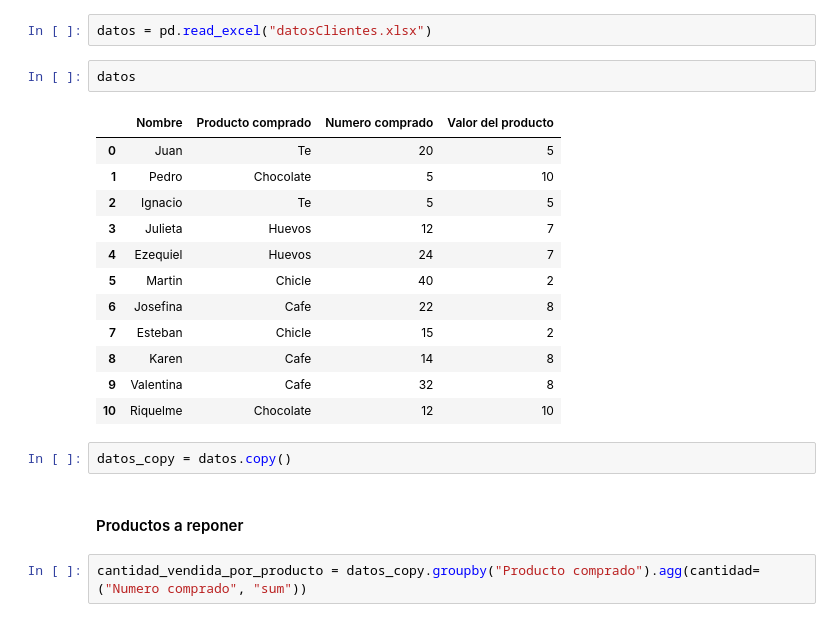
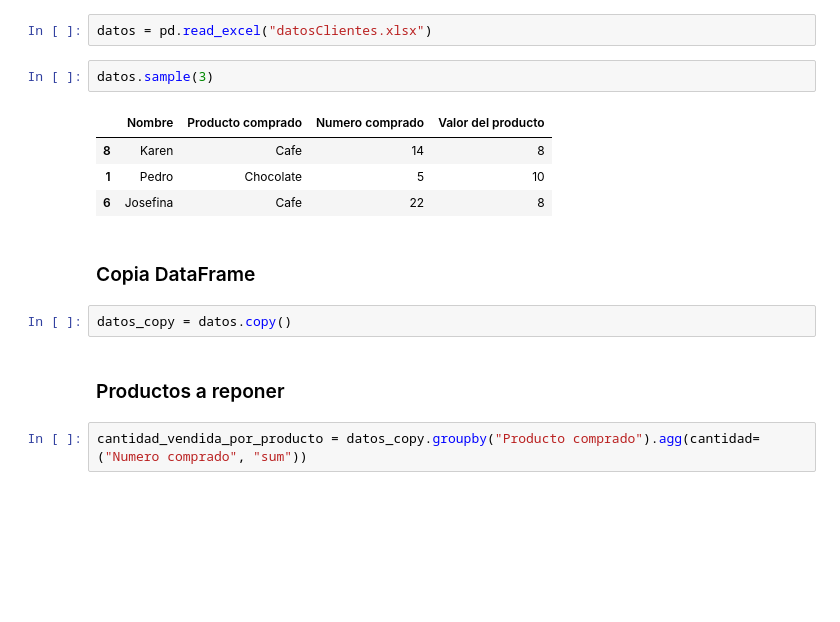
Before and after one commit to SebaB29/CursoDA_IEEE, a Jupyter notebook: EjerciciosClase1.ipynb, the cells around one changed output. Drawn from its saved outputs; the diff is of its cells as text; blank space fills up the shorter version.

```diff
--- a/EjerciciosClase1.ipynb
+++ b/EjerciciosClase1.ipynb
@@ -510,24 +483,18 @@ datosClientes.xlsx  100%[===================>]   5.01K  --.-KB/s    in 0s
 # %%
 datos = pd.read_excel("datosClientes.xlsx")
 # %%
-datos
+datos.sample(3)
 # %% [output]
 |  | Nombre | Producto comprado | Numero comprado | Valor del producto |
-| 0 | Juan | Te | 20 | 5 |
+| 8 | Karen | Cafe | 14 | 8 |
 | 1 | Pedro | Chocolate | 5 | 10 |
-| 2 | Ignacio | Te | 5 | 5 |
-| 3 | Julieta | Huevos | 12 | 7 |
-| 4 | Ezequiel | Huevos | 24 | 7 |
-| 5 | Martin | Chicle | 40 | 2 |
 | 6 | Josefina | Cafe | 22 | 8 |
-| 7 | Esteban | Chicle | 15 | 2 |
-| 8 | Karen | Cafe | 14 | 8 |
-| 9 | Valentina | Cafe | 32 | 8 |
-| 10 | Riquelme | Chocolate | 12 | 10 |
+# %% [markdown]
+### Copia DataFrame
 # %%
 datos_copy = datos.copy()
 # %% [markdown]
-#### Productos a reponer
+### Productos a reponer
 # %%
 cantidad_vendida_por_producto = datos_copy.groupby("Producto comprado").agg(cantidad=("Numero comprado", "sum"))
 # %%
```
Also changed, not shown: parts of 96 cells of this notebook.
